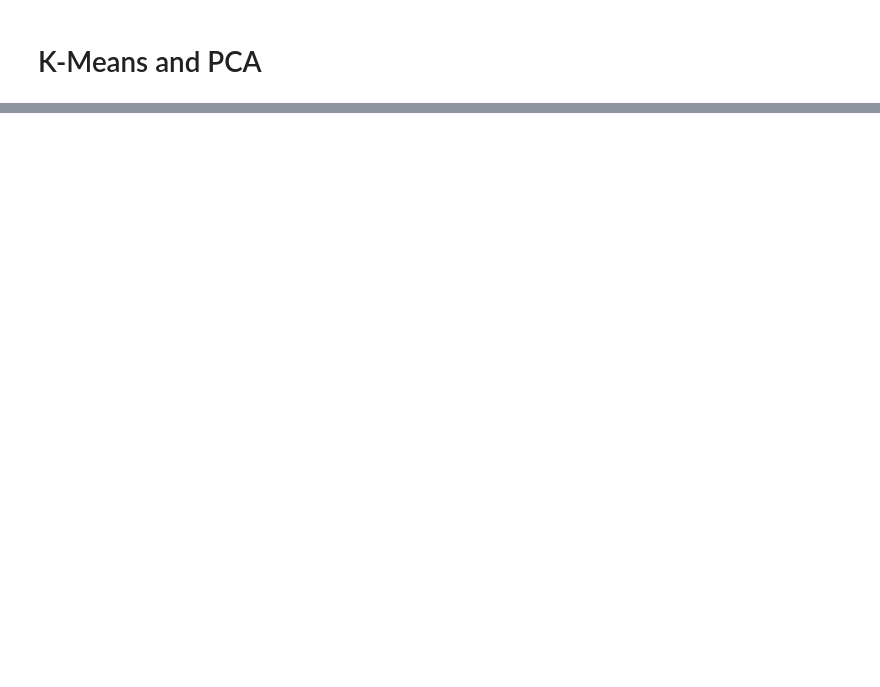
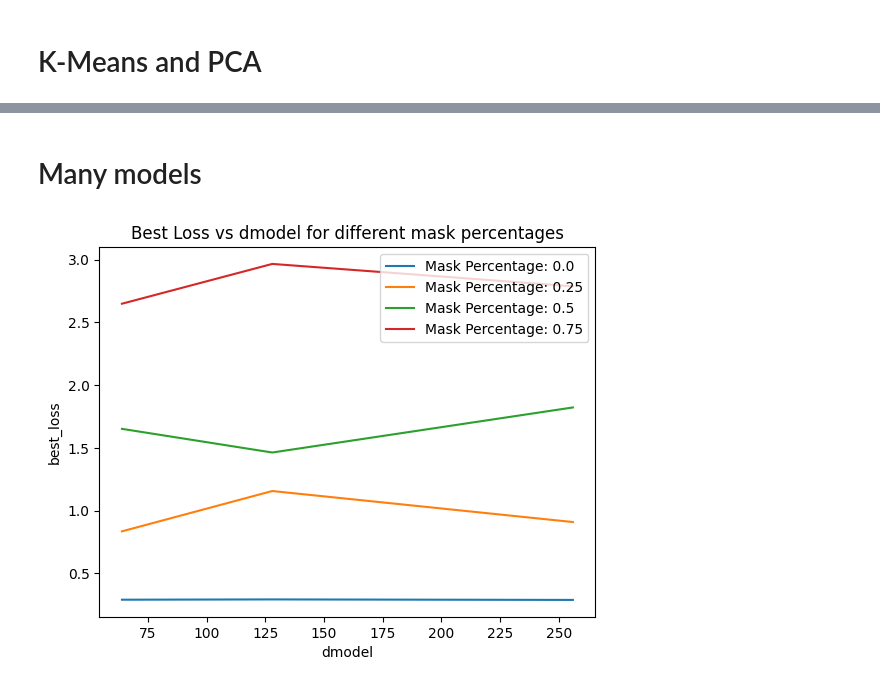
Before and after one commit to Musa-Azeem/eating-detection, a Jupyter notebook: masked_autoencoder.ipynb, the cells around one changed output, grey strips where cells are left out. Drawn from its saved outputs; the diff is of its cells as text; code cells hidden in the pictures; blank space fills up the shorter version.

```diff
--- a/masked_autoencoder.ipynb
+++ b/masked_autoencoder.ipynb
@@ -542,3 +463,5 @@ plt.title('PCA Visualization of Accelerometer Data with 4 clusters')
 plt.xlabel('Principal Component 1')
 plt.ylabel('Principal Component 2')
 plt.show()
+# %% [markdown]
+# Many models
@@ -544,0 +472,36 @@ plt.show()
+# %%
+n_epochs_for_best = []
+maskpcts = []
+dmodels = []
+best_losses = {}
+df = pd.DataFrame(columns=['maskpct', 'dmodel', 'best_loss', 'n_epochs_for_best'])
+
+for model_dir in Path('/home/musa/eating/eating-detection/dev/9_regnet-mae/dev').iterdir():
+    config = json.load(open(model_dir/'config.json'))
+    info = json.load(open(model_dir/'info.json'))
+    # model.load_state_dict(torch.load(model_dir/'best_model.pt'))
+
+    df.loc[len(df)] = {
+        'maskpct': config['MASKPCT'],
+        'dmodel': config['DMODEL'],
+        'best_loss': info['Loss'],
+        'n_epochs_for_best': info['Best Model']
+    }
+
+
+# fig = plt.figure()
+# ax = fig.add_subplot(1,1,1)
+# scatter = ax.scatter(dmodels, n_epochs_for_best, c=maskpcts)
+# plt.legend(*scatter.legend_elements(), loc=(1.02,0), title="Mask Percentage")
+# plt.show()
+
+df = df.sort_values(['dmodel', 'maskpct'])
+fig = plt.figure()
+ax = fig.add_subplot(1,1,1)
+for maskpct in df['maskpct'].unique():
+    df[df['maskpct']==maskpct].plot(x='dmodel', y='best_loss', ax=ax, label=f'Mask Percentage: {maskpct}')
+    ax.set_xlabel('dmodel')
+    ax.set_ylabel('best_loss')
+    ax.set_title('Best Loss vs dmodel for different mask percentages')
+# %% [output]
+[figure, added]
```
Also changed, not shown: parts of 23 cells of this notebook, 12 other files.
